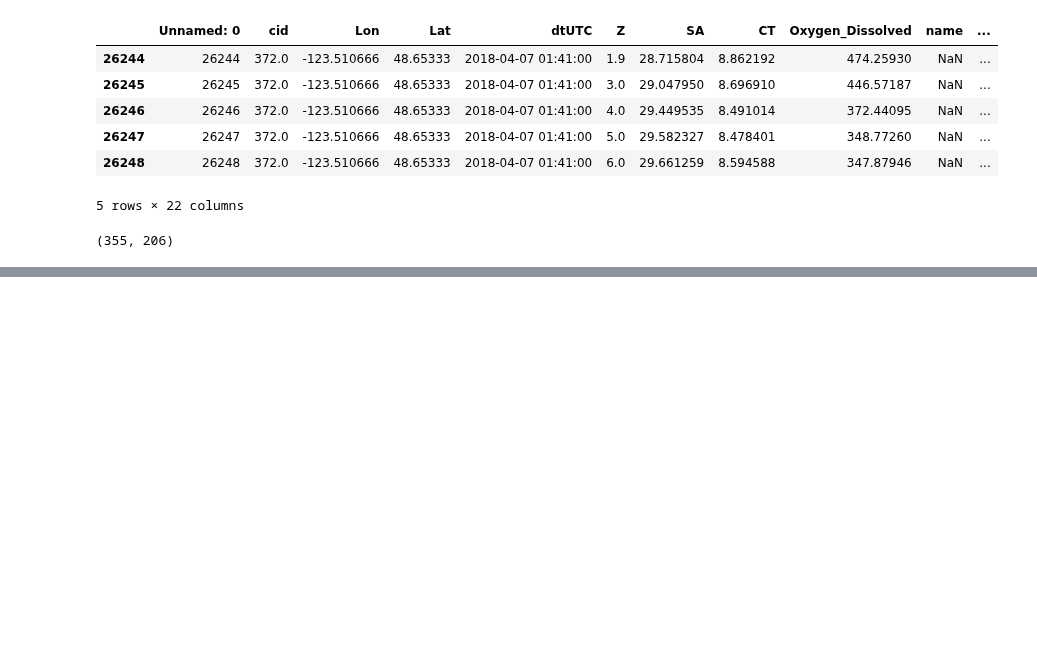
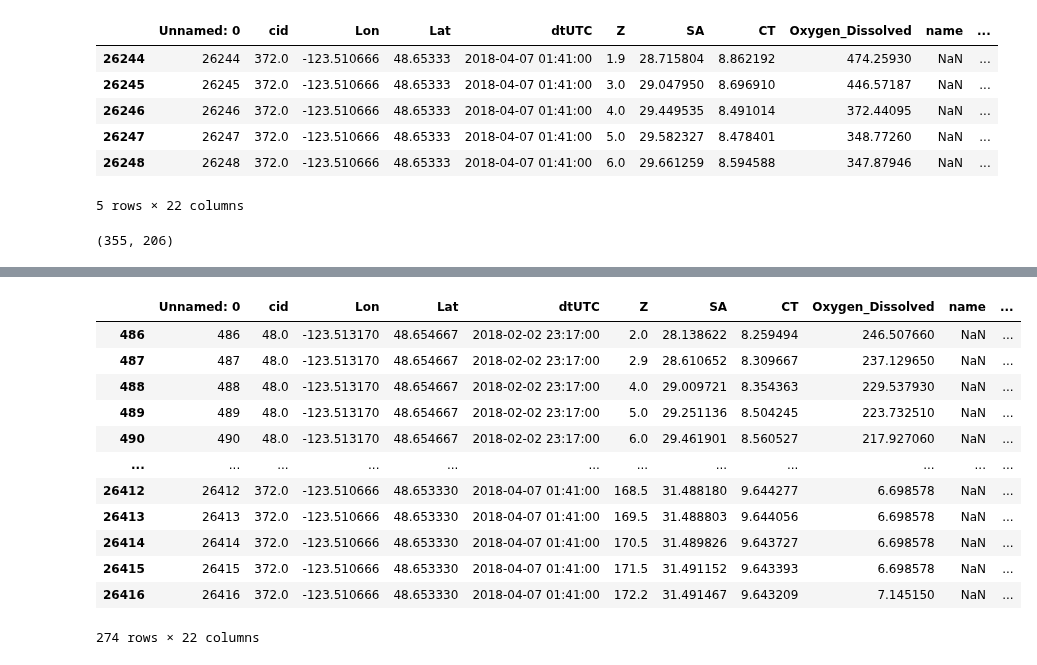
Before and after one commit to SalishSeaCast/analysis-abdoul, a Jupyter notebook: notebooks/bathy/test_results_withNewbathy.ipynb, the cells around one changed output, grey strips where cells are left out. Cells and saved outputs as stored; diff of their text form; code cells hidden in the pictures; blank space fills up the shorter version.

```diff
--- a/notebooks/bathy/test_results_withNewbathy.ipynb
+++ b/notebooks/bathy/test_results_withNewbathy.ipynb
@@ -87,0 +95,17 @@ Text(0.5, 1.0, 'Oxygen')
+# %%
+df_obsTS = dfo_ctd2018[dfo_ctd2018['dtUTC'].between('2018-01-01', '2018-12-31') &  dfo_ctd2018['Lon'].between(-123.515, -123.5100) & dfo_ctd2018['Lat'].between(48.6500, 48.655) ]
+df_obsTS
+# %% [output]
+|  | Unnamed: 0 | cid | Lon | Lat | dtUTC | Z | SA | CT | Oxygen_Dissolved | name | ... |
+| 486 | 486 | 48.0 | -123.513170 | 48.654667 | 2018-02-02 23:17:00 | 2.0 | 28.138622 | 8.259494 | 246.507660 | NaN | ... |
+| 487 | 487 | 48.0 | -123.513170 | 48.654667 | 2018-02-02 23:17:00 | 2.9 | 28.610652 | 8.309667 | 237.129650 | NaN | ... |
+| 488 | 488 | 48.0 | -123.513170 | 48.654667 | 2018-02-02 23:17:00 | 4.0 | 29.009721 | 8.354363 | 229.537930 | NaN | ... |
+| 489 | 489 | 48.0 | -123.513170 | 48.654667 | 2018-02-02 23:17:00 | 5.0 | 29.251136 | 8.504245 | 223.732510 | NaN | ... |
+| 490 | 490 | 48.0 | -123.513170 | 48.654667 | 2018-02-02 23:17:00 | 6.0 | 29.461901 | 8.560527 | 217.927060 | NaN | ... |
+| ... | ... | ... | ... | ... | ... | ... | ... | ... | ... | ... | ... |
+| 26412 | 26412 | 372.0 | -123.510666 | 48.653330 | 2018-04-07 01:41:00 | 168.5 | 31.488180 | 9.644277 | 6.698578 | NaN | ... |
+| 26413 | 26413 | 372.0 | -123.510666 | 48.653330 | 2018-04-07 01:41:00 | 169.5 | 31.488803 | 9.644056 | 6.698578 | NaN | ... |
+| 26414 | 26414 | 372.0 | -123.510666 | 48.653330 | 2018-04-07 01:41:00 | 170.5 | 31.489826 | 9.643727 | 6.698578 | NaN | ... |
+| 26415 | 26415 | 372.0 | -123.510666 | 48.653330 | 2018-04-07 01:41:00 | 171.5 | 31.491152 | 9.643393 | 6.698578 | NaN | ... |
+| 26416 | 26416 | 372.0 | -123.510666 | 48.653330 | 2018-04-07 01:41:00 | 172.2 | 31.491467 | 9.643209 | 7.145150 | NaN | ... |
+274 rows × 22 columns
```
Also changed, not shown: parts of 13 cells of this notebook.
